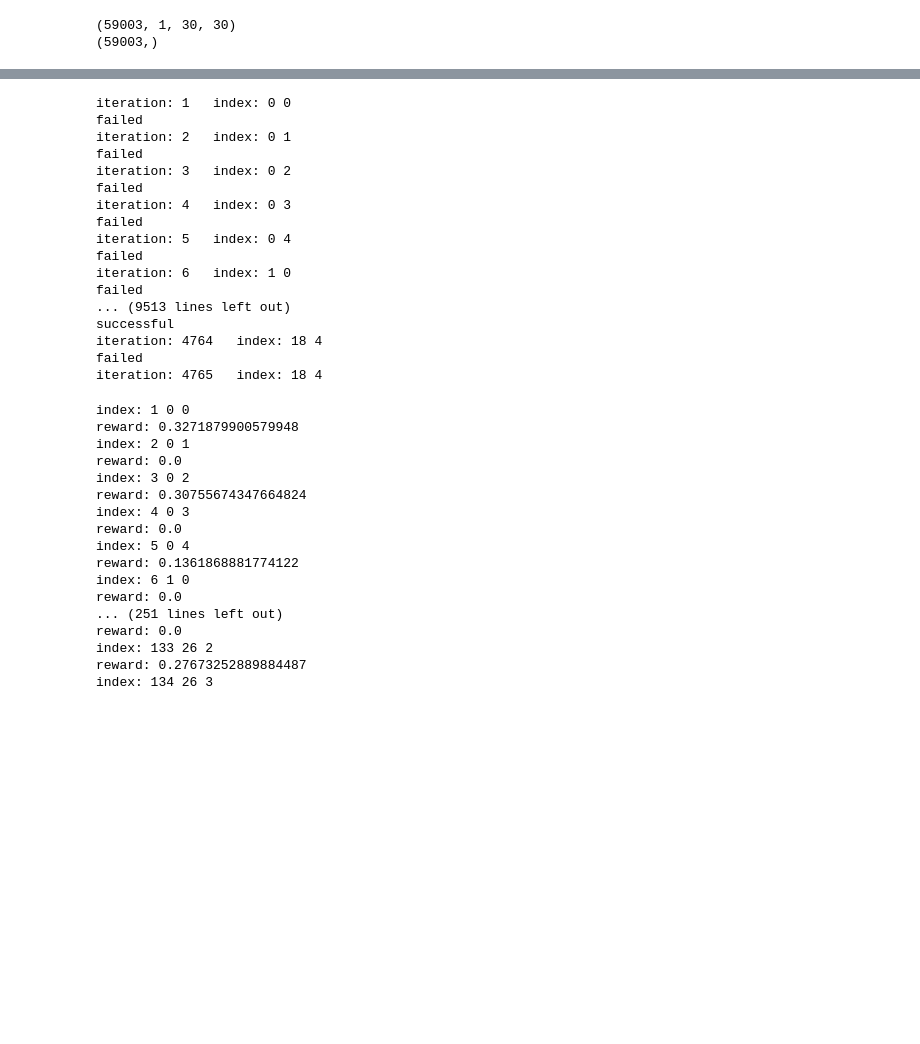
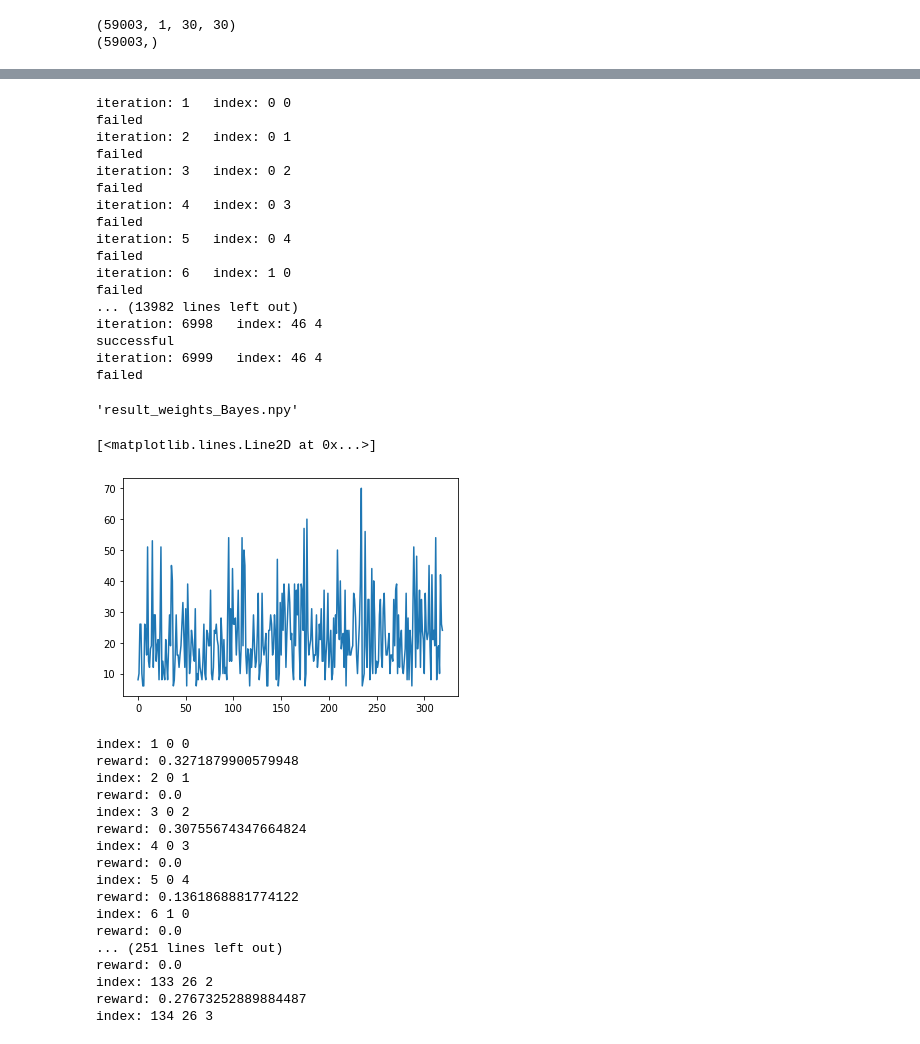
Before and after one commit to hamidkhb/Reinforcement-Learning-for-Neural-Network-Pruning, a Jupyter notebook: main.ipynb, the cells around one changed output, grey strips where cells are left out. Saved outputs shown, nothing was run; the diff lists cells and outputs as text; code cells hidden in the pictures; blank space fills up the shorter version.

```diff
--- a/main.ipynb
+++ b/main.ipynb
@@ -255,13 +238,12 @@ for i in range(1, T):
 
     if reward >= 0.5:
         success[row, col] += 1
+        n[row, col] += 1
         print("successful")
     else:
         fail[row, col] += 1
+        n[row, col] += 1
         print("failed")
-
-    n[row, col] =+ 1
-
 
 
     #initializing the layer to the original trained weights for next round
@@ -279,14 +261,25 @@ iteration: 5   index: 0 4
 failed
 iteration: 6   index: 1 0
 failed
-... (9513 lines left out)
+... (13982 lines left out)
+iteration: 6998   index: 46 4
 successful
-iteration: 4764   index: 18 4
+iteration: 6999   index: 46 4
 failed
-iteration: 4765   index: 18 4
 # %%
 dic = {"n": n, "s": success, "f": fail}
 np.save("result_weights_Bayess_UCB.npy", dic)
+# %%
+method = "Bayes"
+name = "result_weights_" + method + ".npy"
+name
+# %% [output]
+'result_weights_Bayes.npy'
+# %%
+plt.plot((fail+success).reshape(-1))
+# %% [output]
+[<matplotlib.lines.Line2D at 0x...>]
+[figure, added]
 # %%
 %%time
 
```
Also changed, not shown: parts of 18 cells of this notebook, 25 other files.
